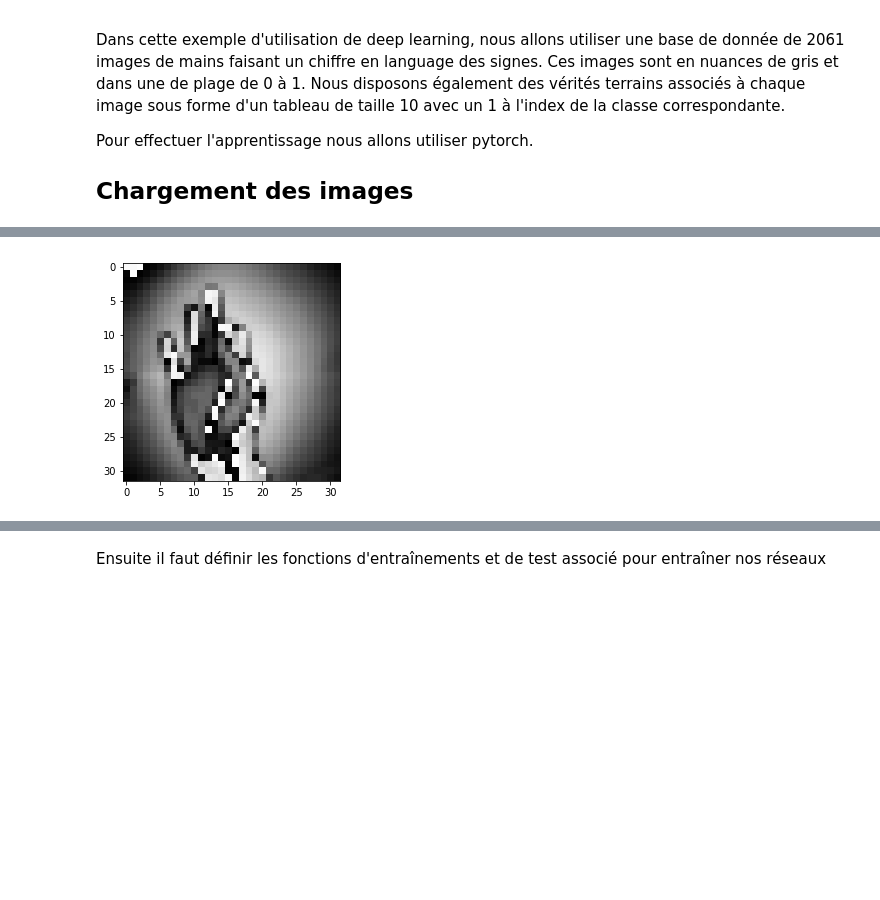
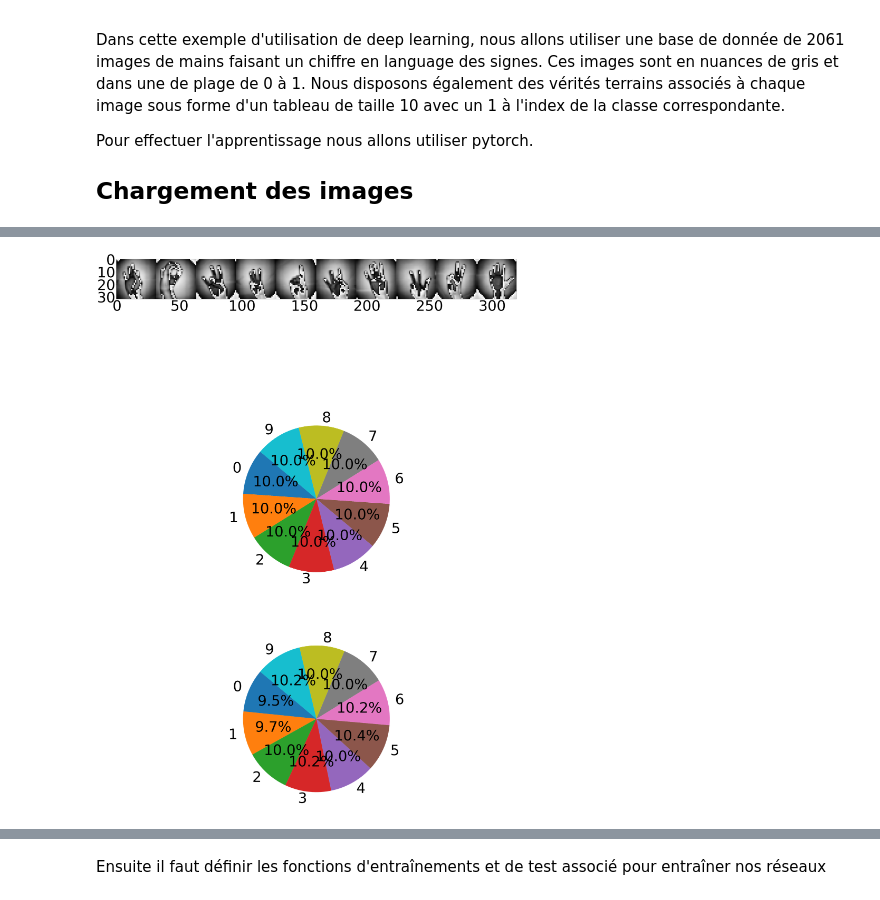
Before and after one commit to CuadrosNicolas/SignLanguageRecognition, a Jupyter notebook: Sign Language Number Recognition.ipynb, the cells around one changed output, grey strips where cells are left out. Cells and saved outputs as stored; diff of their text form; code cells hidden in the pictures; blank space fills up the shorter version.

Commit message:
Adding new printing function.

```diff
--- a/Sign Language Number Recognition.ipynb
+++ b/Sign Language Number Recognition.ipynb
@@ -39,4 +40,7 @@ Pour cela nous chargons directement les images via numpy et pour et les vérité
 # %%
+%matplotlib inline
+plt.figure(figsize=(50,80))
+plt.rcParams.update({'font.size':100})
 #Chargement des images
 #L'image est d'abord redimmensionnée
 #Puis noramlisé entre -0.5 et 0.5
@@ -49,9 +53,82 @@ images = [Trans(Image.fromarray(im)) for im in np.load("./datas/X.npy")]
 #Chargement des classes
 temp = np.load("./datas/Y.npy")
 classes = np.zeros(len(images))
+
+#Initialisation du dataset
+separate_classes = []
+for i in range(10):
+    separate_classes.append([])
+    separate_classes[i] = []
+#Création d'une image d'example
+example = Image.new('L',(32*10,32))
 for i in range(len(classes)):
     classes[i] = temp[i].nonzero()[0][0]
-plt.imshow(transforms.ToPILImage()(images[0]))
-print(transforms.ToPILImage()(images[0]))
-print("Classes : ",classes[0])
+    separate_classes[int(classes[i])].append(images[i])
+counter = 0
+for ims in separate_classes:
+    example.paste(transforms.ToPILImage()(ims[0]),(32*counter,0))
+    counter += 1
+plt.subplot(3,1,1)
+plt.imshow(example)
+#Mélange de chaque sous dataset
+for ims in separate_classes:
+    shuffle(ims)
+#Préparation des partitions
+train_set = []
+test_set = []
+for i in range(10):
+    train_set.append([])
+    test_set.append([])
+prc_train = int(0.80*len(separate_classes[0]))
+#Partition des tableaux
+counter = 0
+for Set in separate_classes:
+    train_set[counter] = Set[:prc_train]
+    test_set[counter] = Set[prc_train:]
+    counter += 1
+
+full_train = []
+full_train_label = []
+full_test = []
+full_test_label = []
+
+for i in range(10):
+    full_train = full_train + train_set[i]
+    for j in range(len(train_set[i])):
+        full_train_label.append(i)
+    full_test = full_test + test_set[i]
+    for j in range(len(test_set[i])):
+        full_test_label.append(i)
+
+plt.subplot(3,1,2)
+#Calcul des proportions de labels du training set
+labels = []
+values = []
+for i in range(10):
+    labels.append(i)
+    values.append(0)
+for d in full_train_label:
+    values[d] += 1
+plt.pie(values,labels=labels,autopct='%1.1f%%',startangle=140)
+plt.subplot(3,1,3)
+#Calcul des proportions de labels du test set
+labels = []
+values = []
+for i in range(10):
+    labels.append(i)
+    values.append(0)
+for d in full_test_label:
+    values[d] += 1
+plt.pie(values,labels=labels,autopct='%1.1f%%',startangle=140)
+#Conversion des datasets en Tensor
+tensor_x_train = torch.stack([torch.Tensor(i) for i in full_train])
+tensor_y_train = torch.LongTensor(full_train_label)
+tensor_x_test = torch.stack([torch.Tensor(i) for i in full_test])
+tensor_y_test = torch.LongTensor(full_test_label)
+#Création des dataloaders
+datas_train = utils.TensorDataset(tensor_x_train,tensor_y_train)
+dataloader_train = utils.DataLoader(datas_train,50, shuffle=True)
+datas_test = utils.TensorDataset(tensor_x_test,tensor_y_test)
+dataloader_test = utils.DataLoader(datas_test,50, shuffle=True)
+plt.rcParams.update({'font.size':20})
 # %% [output]
@@ -60 +135 @@ Classes :  0.0
-[figure, old version]
+[figure, new version]
```
Also changed, not shown: parts of 19 cells of this notebook, 3 other files.
